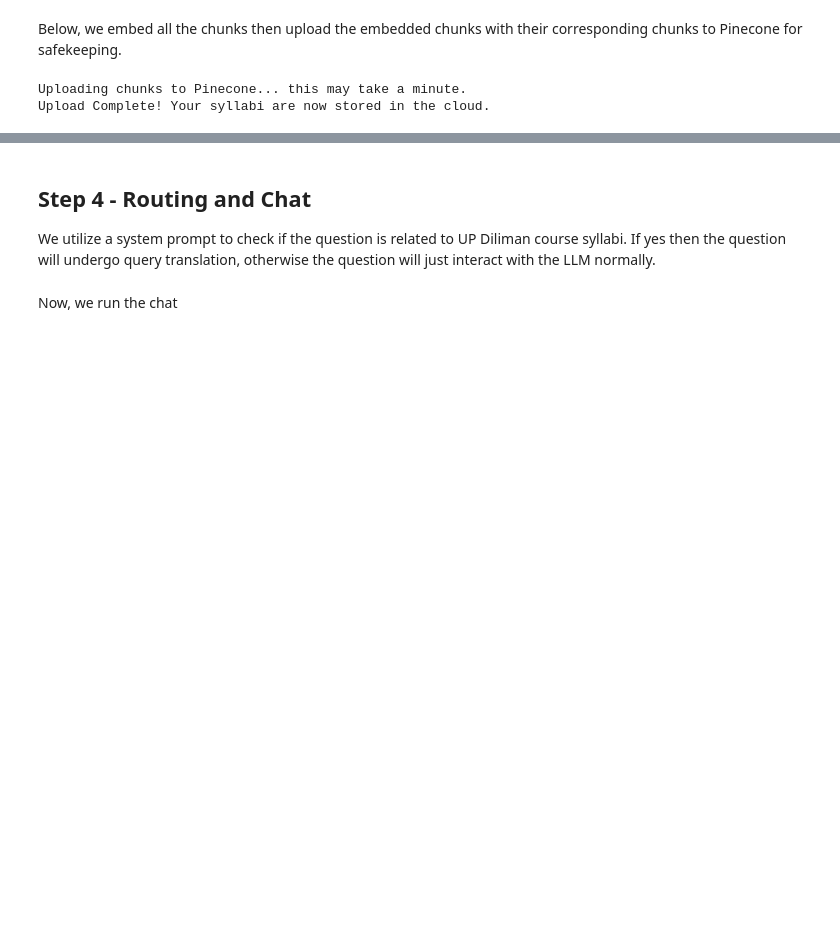
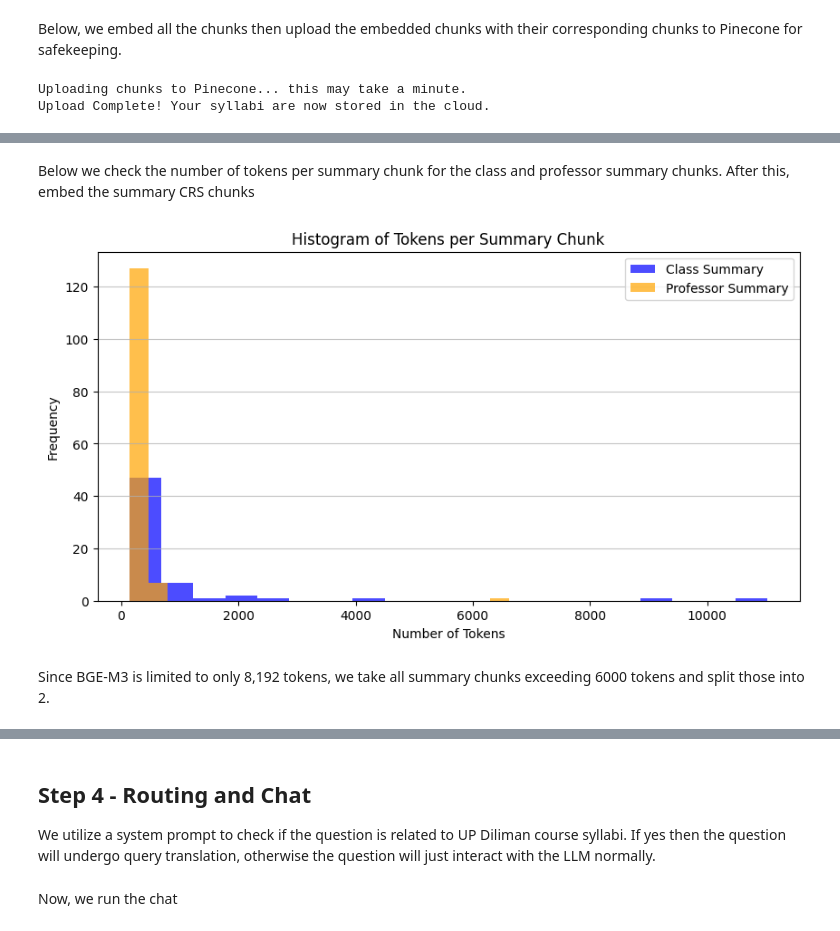
Before and after one commit to Othello117/UPD-Course-Syllabi-RAG, a Jupyter notebook: UPD Courses RAG.ipynb, the cells around one changed output, grey strips where cells are left out. Saved outputs shown, nothing was run; the diff lists cells and outputs as text; code cells hidden in the pictures; blank space fills up the shorter version.

Commit message:
Added CRS tables and summary chunks

```diff
--- a/UPD Courses RAG.ipynb
+++ b/UPD Courses RAG.ipynb
@@ -129,3 +301,16 @@ print("Histogram saved as token_distribution.png")
 # %% [output]
 Histogram saved as token_distribution.png
 [figure]
+# %%
+# Create chunks without including the index in the text
+CRS_chunks = []
+headers = " | ".join(df_merged.columns)
+
+# .to_dict('records') turns each row into a dictionary {Column: Value}
+# and completely ignores the index.
+for row_dict in df_merged.to_dict('records'):
+    row_data = " | ".join(map(str, row_dict.values()))
+    full_chunk = f"FIELDS: {headers}\nDATA: {row_data}"
+    CRS_chunks.append(full_chunk)
+
+print(CRS_chunks[0])
@@ -176,0 +498,24 @@ Upload Complete! Your syllabi are now stored in the cloud.
+# %% [markdown]
+Below we check the number of tokens per summary chunk for the class and professor summary chunks. After this, embed the summary CRS chunks
+# %%
+# Initialize tokenizer
+tokenizer = tiktoken.get_encoding("cl100k_base")
+
+# Calculate tokens for each chunk
+class_tokens = [len(tokenizer.encode(chunk)) for chunk in Class_Summary_Chunks]
+prof_tokens = [len(tokenizer.encode(chunk)) for chunk in Prof_Summary_Chunks]
+
+# Create the histogram
+plt.figure(figsize=(10, 5))
+plt.hist(class_tokens, bins=20, alpha=0.7, label='Class Summary', color='blue')
+plt.hist(prof_tokens, bins=20, alpha=0.7, label='Professor Summary', color='orange')
+plt.title('Histogram of Tokens per Summary Chunk')
+plt.xlabel('Number of Tokens')
+plt.ylabel('Frequency')
+plt.legend()
+plt.grid(axis='y', alpha=0.75)
+plt.show()
+# %% [output]
+[figure, added]
+# %% [markdown]
+Since BGE-M3 is limited to only 8,192 tokens, we take all summary chunks exceeding 6000 tokens and split those into 2.
```
Also changed, not shown: parts of 18 cells of this notebook.
